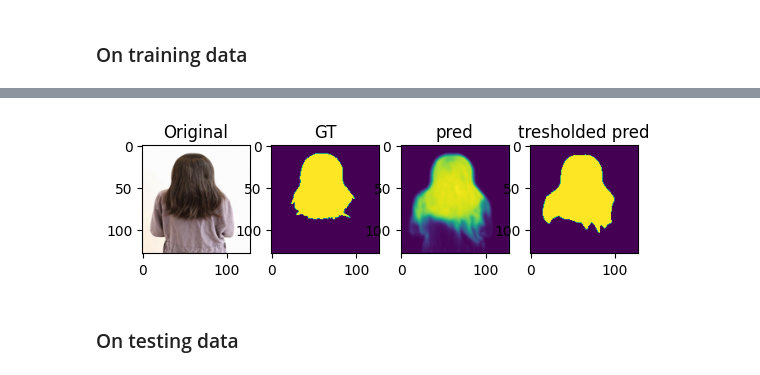
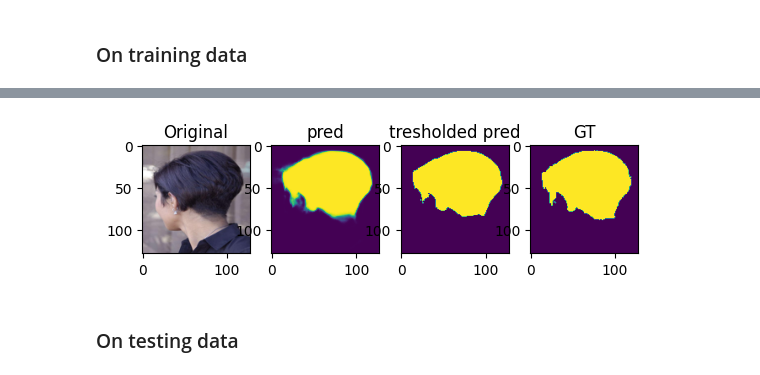
Before and after one commit to Kainasu/hair-seg-project, a Jupyter notebook: hair-segmentation-generator.ipynb, the cells around one changed output, grey strips where cells are left out. Drawn from its saved outputs; the diff is of its cells as text; code cells hidden in the pictures.

Commit message:
Add batchnormalization and predict and plot functions

```diff
--- a/hair-segmentation-generator.ipynb
+++ b/hair-segmentation-generator.ipynb
@@ -156,21 +169,30 @@ conv5a = Conv2D(1024, (3, 3), activation='relu', padding='same')(conv5a)
 # %%
 up6a = concatenate([Conv2DTranspose(512, (2, 2), strides=(2, 2), padding='same')(conv5a), conv5], axis=3)
 conv6a = Conv2D(512, (3, 3), activation='relu', padding='same')(up6a)
+conv6a = BatchNormalization()(conv6a)
 conv6a = Conv2D(512, (3, 3), activation='relu', padding='same')(conv6a)
+conv6a = BatchNormalization()(conv6a)
 up6 = concatenate([Conv2DTranspose(256, (2, 2), strides=(2, 2), padding='same')(conv6a), conv4], axis=3) #Was conv5 instead of conv6a
 conv6 = Conv2D(256, (3, 3), activation='relu', padding='same')(up6)
+conv6 = BatchNormalization()(conv6)
 conv6 = Conv2D(256, (3, 3), activation='relu', padding='same')(conv6)
+conv6 = BatchNormalization()(conv6)
 up7 = concatenate([Conv2DTranspose(128, (2, 2), strides=(2, 2), padding='same')(conv6), conv3], axis=3)
 conv7 = Conv2D(128, (3, 3), activation='relu', padding='same')(up7)
+conv7 = BatchNormalization()(conv7)
 conv7 = Conv2D(128, (3, 3), activation='relu', padding='same')(conv7)
+conv7 = BatchNormalization()(conv7)
 up8 = concatenate([Conv2DTranspose(64, (2, 2), strides=(2, 2), padding='same')(conv7), conv2], axis=3)
 conv8 = Conv2D(64, (3, 3), activation='relu', padding='same')(up8)
+conv8 = BatchNormalization()(conv8)
 conv8 = Conv2D(64, (3, 3), activation='relu', padding='same')(conv8)
+conv8 = BatchNormalization()(conv8)
 up9 = concatenate([Conv2DTranspose(32, (2, 2), strides=(2, 2), padding='same')(conv8), conv1], axis=3)
 conv9 = Conv2D(32, (3, 3), activation='relu', padding='same')(up9)
+conv9 = BatchNormalization()(conv9)
 conv9 = Conv2D(32, (3, 3), activation='relu', padding='same')(conv9)
-conv10 = Conv2D(1, (3, 3), activation='relu', padding='same')(conv9)
-
+conv9 = BatchNormalization()(conv9)
+conv10 = Conv2D(1, (3, 3), activation='sigmoid', padding='same')(conv9)
 model = Model(inputs=[inputs], outputs=[conv10])
 model.compile(optimizer='adam', loss=BinaryCrossentropy(), metrics=['acc'])
 model.summary()
@@ -271,39 +324,14 @@ plt.show()
 #Load trained model if necessary
 #model = load_model('bce_50epochs_conv6a_model.h5')
 
-idx = 10
+idx = 55
 img_dir = os.path.join(train_dir, 'imgs/Original')
 images_names = sorted(os.listdir(img_dir))
 msk_dir = os.path.join(train_dir, 'masks/GT')
 masks_names = sorted(os.listdir(msk_dir))
 
 img_path = os.path.join(img_dir, images_names[idx])
-img = np.asarray(Image.open(img_path).resize((128,128)).convert('RGB'))/255.
 mask_path = os.path.join(msk_dir, masks_names[idx])
-mask = np.asarray(Image.open(mask_path).resize((128,128)).convert('L'))/255.
 
-
-pred = model.predict(img[np.newaxis,:,:,:])
-
-treshold = 0.5
-#Get predicted masks
-pred_mask = ((pred > treshold) * 255.)
-
-fig, axes = plt.subplots(nrows=1, ncols=4)
-plt.subplot(1,4,1)
-plt.imshow(img)
-plt.title("Original")
-plt.subplot(1,4,2)
-plt.imshow(mask)
-plt.title("GT")
-plt.subplot(1,4,3)
-plt.imshow(pred[0])
-plt.title("pred")
-plt.subplot(1,4,4)
-plt.imshow(pred_mask[0])
-plt.title("tresholded pred")
-
-
-score = model.evaluate(img[np.newaxis,:,:,:], mask[np.newaxis,:,:])
-print("accuacy : ", score[1])
+predict_and_plot(img_path, model, mask_path)
 # %% [output]
@@ -313,4 +341,4 @@ accuacy :  0.931396484375
-[figure, old version]
+[figure, new version]
 # %% [markdown]
 ### On testing data
 # %%
```
Also changed, not shown: parts of 12 cells of this notebook.
